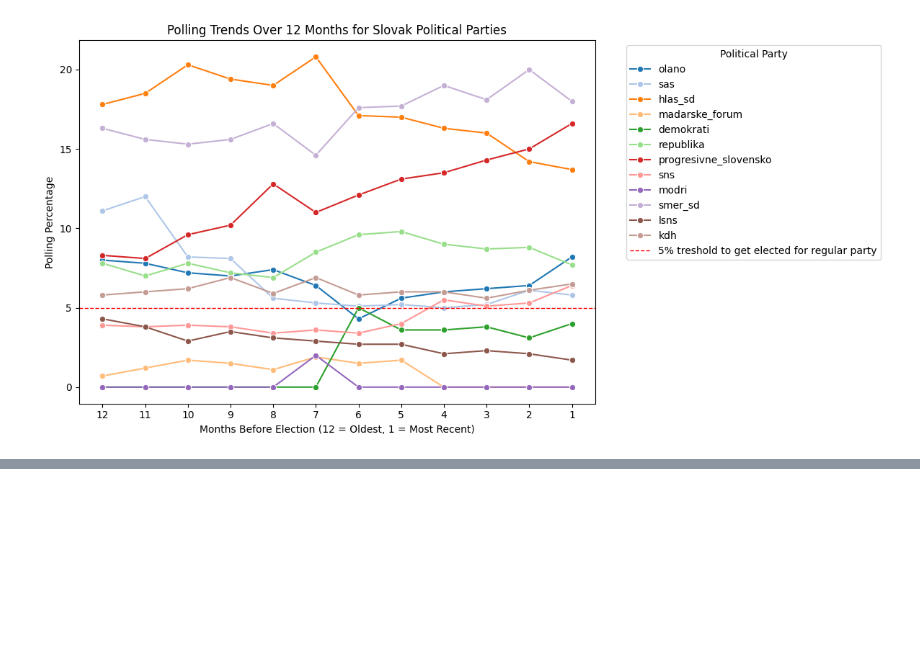
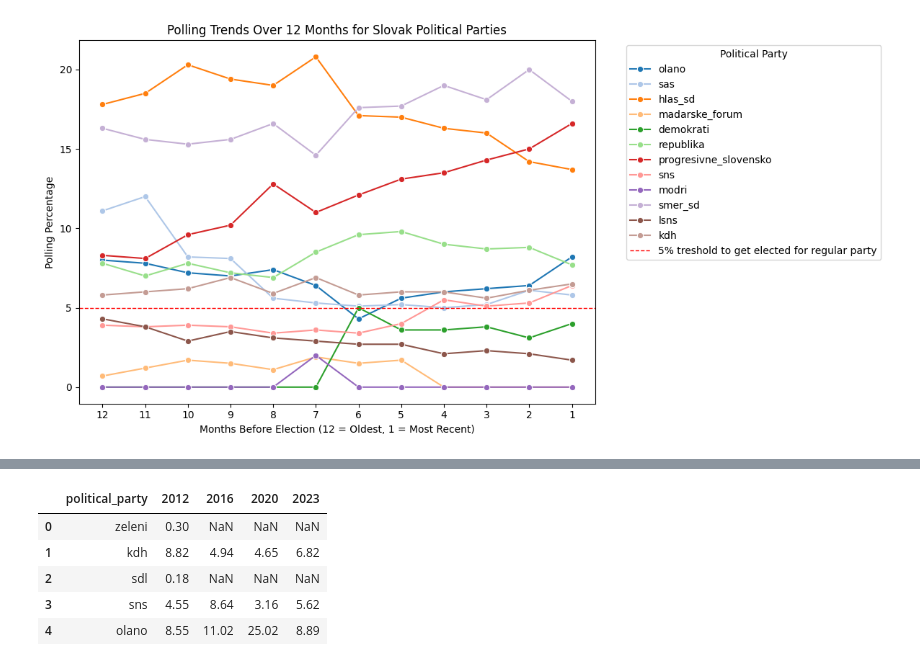
Before and after one commit to spitalskya/PDV-Slovak-election-prediction, a Jupyter notebook: src/exploratory_analysis.ipynb, the cells around one changed output, grey strips where cells are left out. Cells and saved outputs as stored; diff of their text form; code cells hidden in the pictures; blank space fills up the shorter version.

```diff
--- a/src/exploratory_analysis.ipynb
+++ b/src/exploratory_analysis.ipynb
@@ -147,0 +142,11 @@ plt.show()
+# %%
+#data purely about election result
+data_election_result: pd.DataFrame = pd.read_csv("../data/election_results.csv")
+data_election_result.head()
+# %% [output]
+|  | political_party | 2012 | 2016 | 2020 | 2023 |
+| 0 | zeleni | 0.30 | NaN | NaN | NaN |
+| 1 | kdh | 8.82 | 4.94 | 4.65 | 6.82 |
+| 2 | sdl | 0.18 | NaN | NaN | NaN |
+| 3 | sns | 4.55 | 8.64 | 3.16 | 5.62 |
+| 4 | olano | 8.55 | 11.02 | 25.02 | 8.89 |
```
Also changed, not shown: parts of 6 cells of this notebook.
